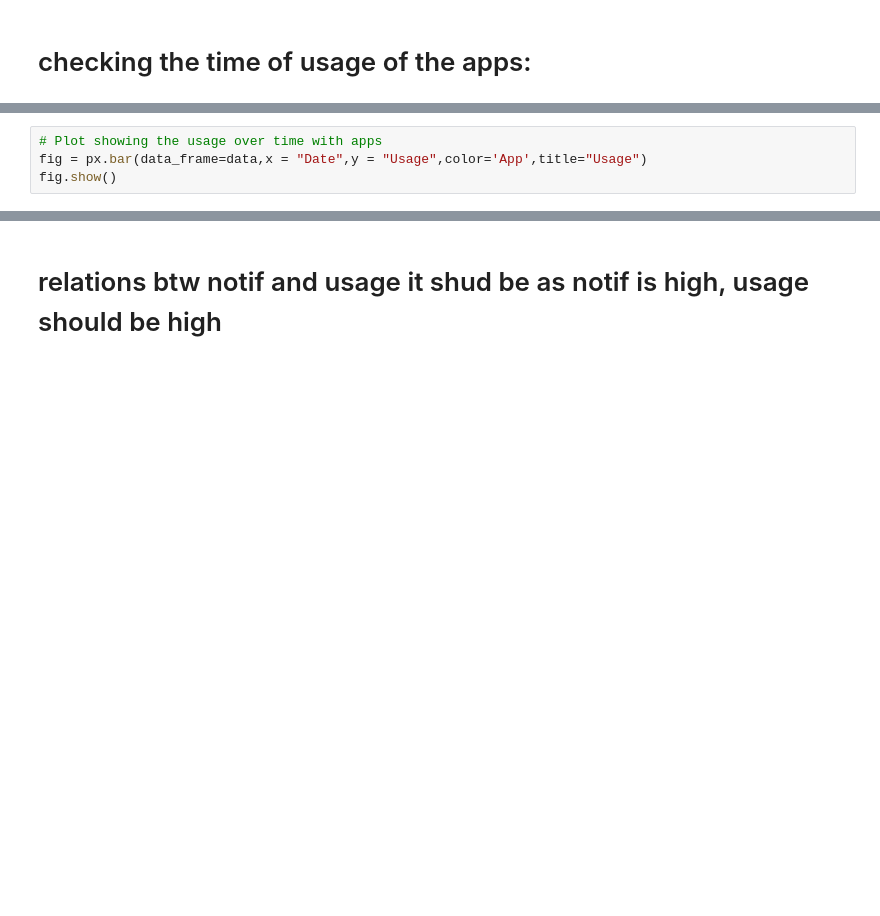
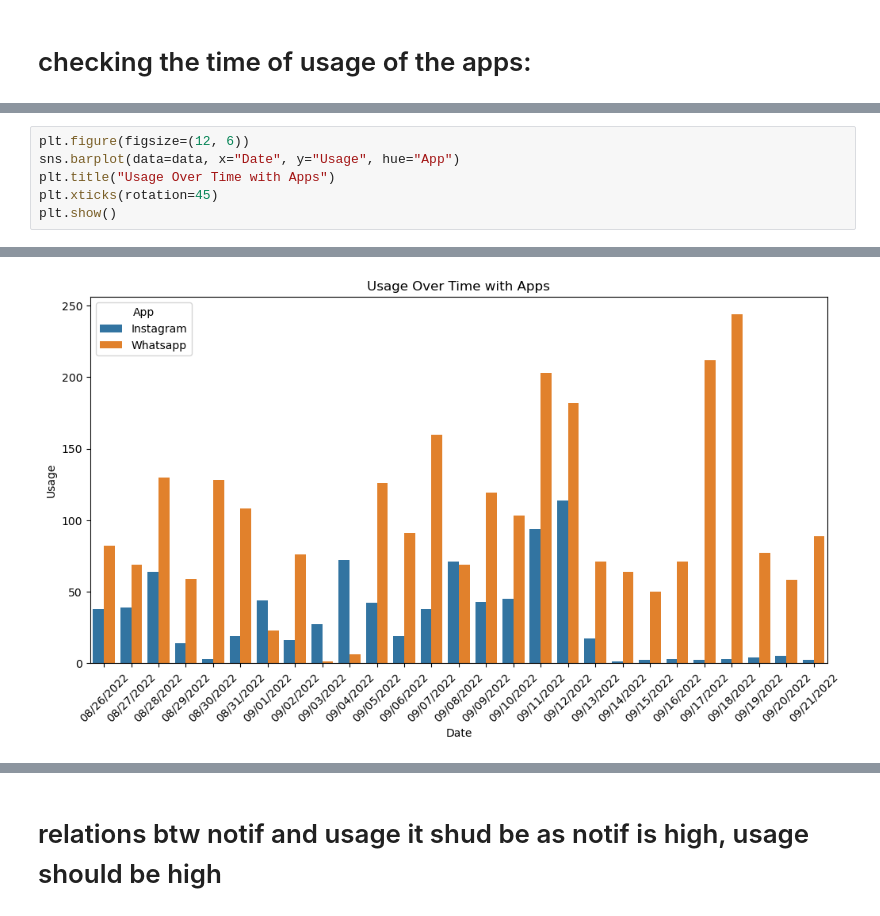
Before and after one commit to Kushal997-das/Project-Guidance, a Jupyter notebook: Machine Learning and Data Science/Basic/screen-time/screen-time-LR.ipynb, the cells around one changed output, grey strips where cells are left out. Drawn from its saved outputs; the diff is of its cells as text; blank space fills up the shorter version.

Commit message:
screen time analysis

```diff
--- a/Machine Learning and Data Science/Basic/screen-time/screen-time-LR.ipynb
+++ b/Machine Learning and Data Science/Basic/screen-time/screen-time-LR.ipynb
@@ -61,5 +54,7 @@ fig.show()
 # %%
-# Plot showing the usage over time with apps
-fig = px.bar(data_frame=data,x = "Date",y = "Usage",color='App',title="Usage")
-fig.show()
+plt.figure(figsize=(12, 6))
+sns.barplot(data=data, x="Date", y="Usage", hue="App")
+plt.title("Usage Over Time with Apps")
+plt.xticks(rotation=45)
+plt.show()
 # %% [output]
@@ -67 +61,2 @@ fig.show()
+[figure, added]
 # %%
```
Also changed, not shown: parts of 5 cells of this notebook.
